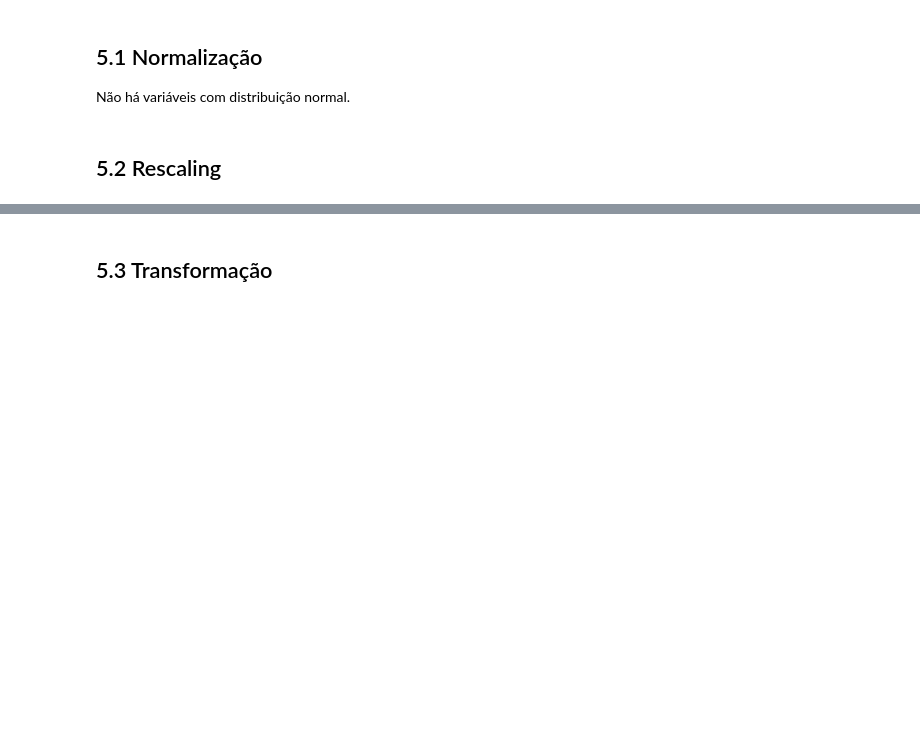
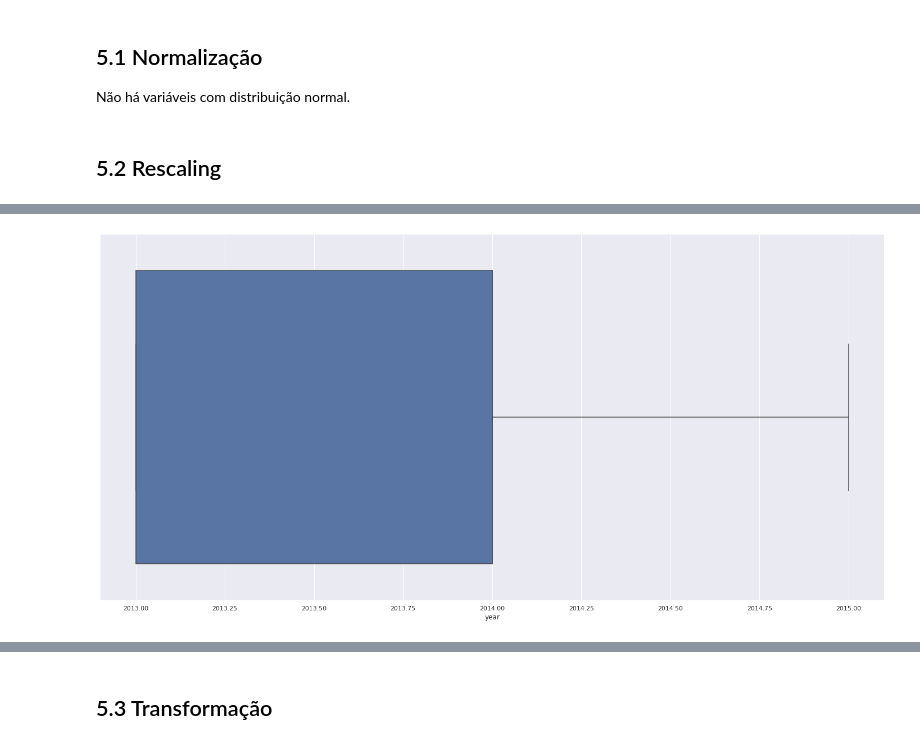
Before and after one commit to Rodrigo-O-Santos/rossman_store_sales, a Jupyter notebook: rossman__store_sales_prediction.ipynb, the cells around one changed output, grey strips where cells are left out. Cells and saved outputs as stored; diff of their text form; code cells hidden in the pictures; blank space fills up the shorter version.

```diff
--- a/rossman__store_sales_prediction.ipynb
+++ b/rossman__store_sales_prediction.ipynb
@@ -997,0 +1036,4 @@ Não há variáveis com distribuição normal.
+# %%
+sns.boxplot(df5['year']);
+# %% [output]
+[figure, added]
```
Also changed, not shown: parts of 22 cells of this notebook.
